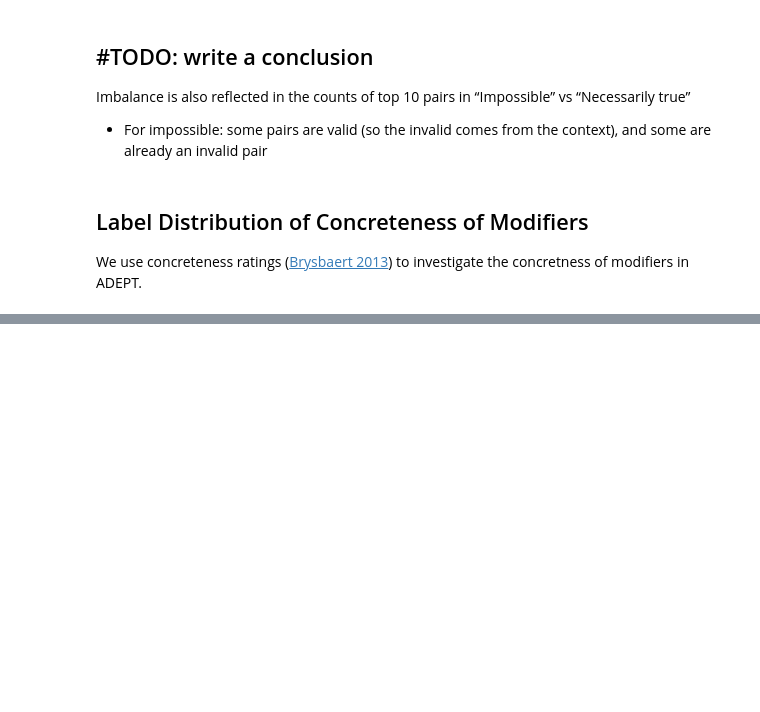
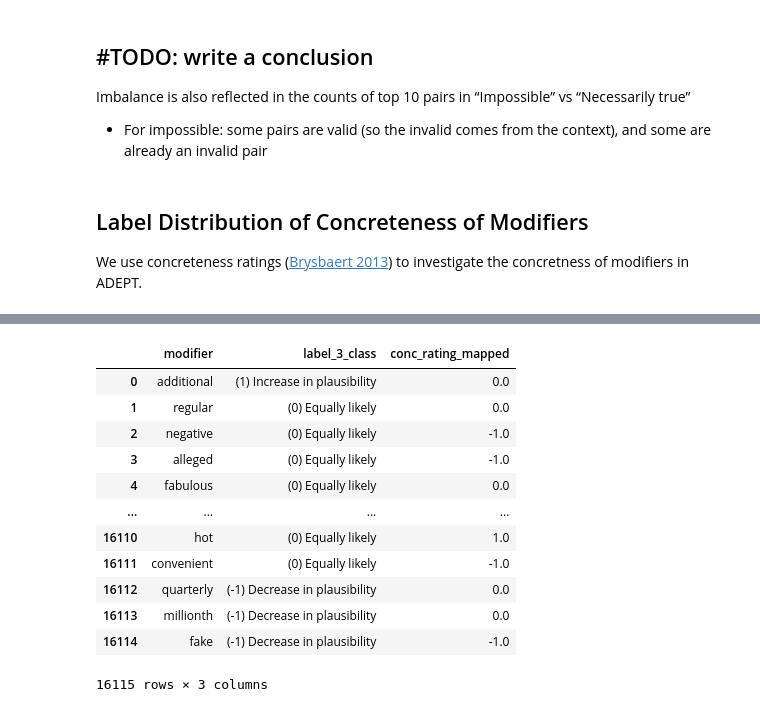
Before and after one commit to chihyi-lin/semantic-plausibility-datasets, a Jupyter notebook: data_analysis/adept.ipynb, the cells around one changed output, grey strips where cells are left out. Saved outputs shown, nothing was run; the diff lists cells and outputs as text; code cells hidden in the pictures; blank space fills up the shorter version.

```diff
--- a/data_analysis/adept.ipynb
+++ b/data_analysis/adept.ipynb
@@ -274,0 +320,29 @@ ImportError: Missing optional dependency 'openpyxl'.  Use pip or conda to instal
+# %%
+# mapping float values to 3 concreteness classes: -1 -> "abstract", 0 -> "mid", 1 -> "concrete"
+def map_conc_rating(value):
+    if pd.notna(value):
+        if 0 < value < 2:
+            return -1
+        elif 2 <= value < 4:
+            return 0
+        elif value >= 4:
+            return 1
+    return value
+
+combined_df['conc_rating_mapped'] = combined_df['conc_rating'].apply(map_conc_rating)
+combined_df = combined_df.rename(columns={'label_strings': 'label_3_class'})
+combined_df[['modifier','label_3_class','conc_rating_mapped']]
+# %% [output]
+|  | modifier | label_3_class | conc_rating_mapped |
+| 0 | additional | (1) Increase in plausibility | 0.0 |
+| 1 | regular | (0) Equally likely | 0.0 |
+| 2 | negative | (0) Equally likely | -1.0 |
+| 3 | alleged | (0) Equally likely | -1.0 |
+| 4 | fabulous | (0) Equally likely | 0.0 |
+| ... | ... | ... | ... |
+| 16110 | hot | (0) Equally likely | 1.0 |
+| 16111 | convenient | (0) Equally likely | -1.0 |
+| 16112 | quarterly | (-1) Decrease in plausibility | 0.0 |
+| 16113 | millionth | (-1) Decrease in plausibility | 0.0 |
+| 16114 | fake | (-1) Decrease in plausibility | -1.0 |
+16115 rows × 3 columns
```
Also changed, not shown: parts of 11 cells of this notebook.
